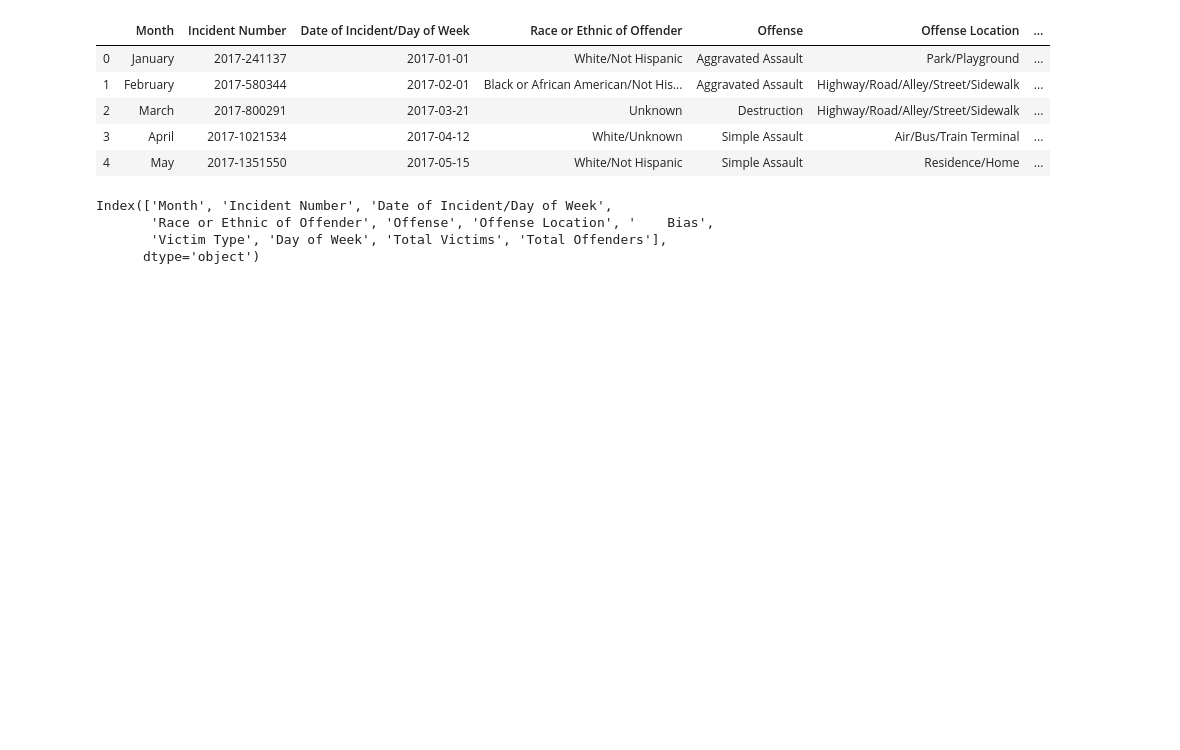
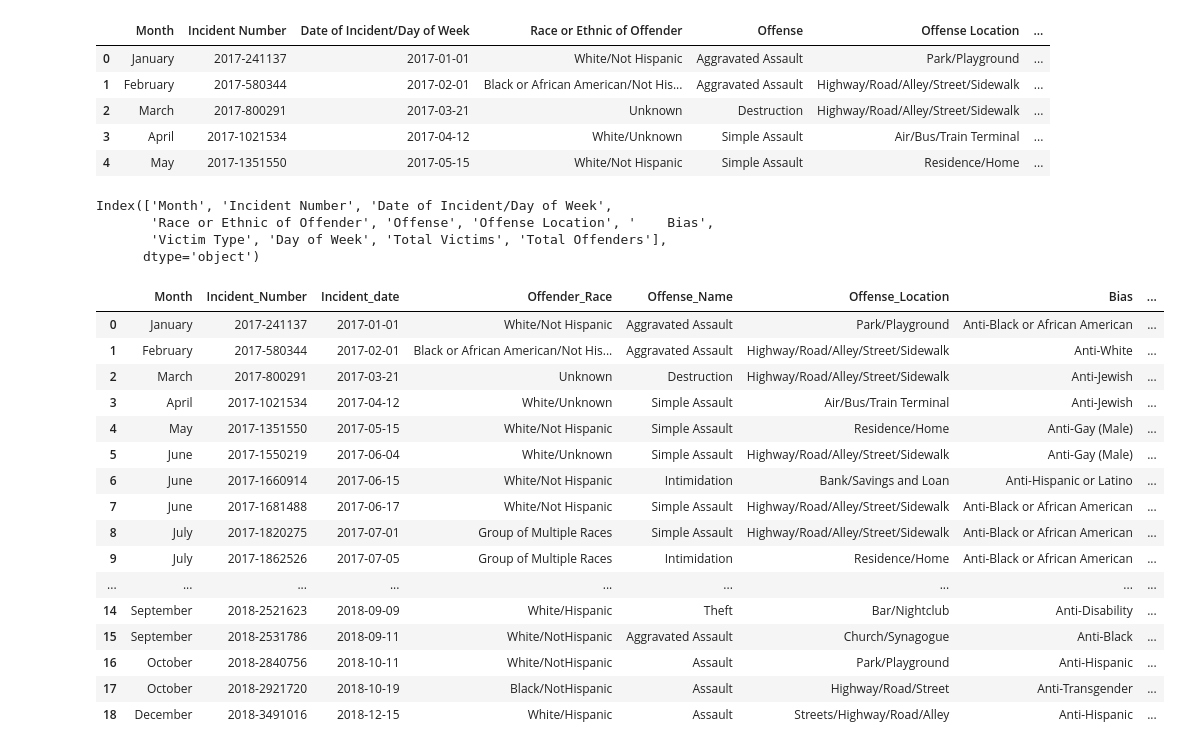
Before and after one commit to vmratcliff/ETL-Project, a Jupyter notebook: final.ipynb, the cells around one changed output. Drawn from its saved outputs; the diff is of its cells as text; code cells hidden in the pictures; blank space fills up the shorter version.

```diff
--- a/final.ipynb
+++ b/final.ipynb
@@ -212,3 +215,23 @@ Austin_crime = Austin_crime.rename(columns = {'Incident Number':'Incident_Number
                               'Day of Week':'Day_of_Week',
                               'Total Victims':'Total_Victims',
                               'Total Offenders':'Total_Offenders'})
+# %%
+Austin_crime
+# %% [output]
+|  | Month | Incident_Number | Incident_date | Offender_Race | Offense_Name | Offense_Location | Bias | ... |
+| 0 | January | 2017-241137 | 2017-01-01 | White/Not Hispanic | Aggravated Assault | Park/Playground | Anti-Black or African American | ... |
+| 1 | February | 2017-580344 | 2017-02-01 | Black or African American/Not His... | Aggravated Assault | Highway/Road/Alley/Street/Sidewalk | Anti-White | ... |
+| 2 | March | 2017-800291 | 2017-03-21 | Unknown | Destruction | Highway/Road/Alley/Street/Sidewalk | Anti-Jewish | ... |
+| 3 | April | 2017-1021534 | 2017-04-12 | White/Unknown | Simple Assault | Air/Bus/Train Terminal | Anti-Jewish | ... |
+| 4 | May | 2017-1351550 | 2017-05-15 | White/Not Hispanic | Simple Assault | Residence/Home | Anti-Gay (Male) | ... |
+| 5 | June | 2017-1550219 | 2017-06-04 | White/Unknown | Simple Assault | Highway/Road/Alley/Street/Sidewalk | Anti-Gay (Male) | ... |
+| 6 | June | 2017-1660914 | 2017-06-15 | White/Not Hispanic | Intimidation | Bank/Savings and Loan | Anti-Hispanic or Latino | ... |
+| 7 | June | 2017-1681488 | 2017-06-17 | White/Not Hispanic | Simple Assault | Highway/Road/Alley/Street/Sidewalk | Anti-Black or African American | ... |
+| 8 | July | 2017-1820275 | 2017-07-01 | Group of Multiple Races | Simple Assault | Highway/Road/Alley/Street/Sidewalk | Anti-Black or African American | ... |
+| 9 | July | 2017-1862526 | 2017-07-05 | Group of Multiple Races | Intimidation | Residence/Home | Anti-Black or African American | ... |
+| ... | ... | ... | ... | ... | ... | ... | ... | ... |
+| 14 | September | 2018-2521623 | 2018-09-09 | White/Hispanic | Theft | Bar/Nightclub | Anti-Disability | ... |
+| 15 | September | 2018-2531786 | 2018-09-11 | White/NotHispanic | Aggravated Assault | Church/Synagogue | Anti-Black | ... |
+| 16 | October | 2018-2840756 | 2018-10-11 | White/NotHispanic | Assault | Park/Playground | Anti-Hispanic | ... |
+| 17 | October | 2018-2921720 | 2018-10-19 | Black/NotHispanic | Assault | Highway/Road/Street | Anti-Transgender | ... |
+| 18 | December | 2018-3491016 | 2018-12-15 | White/Hispanic | Assault | Streets/Highway/Road/Alley | Anti-Hispanic | ... |
```
Also changed, not shown: parts of 7 cells of this notebook, 2 other files.
